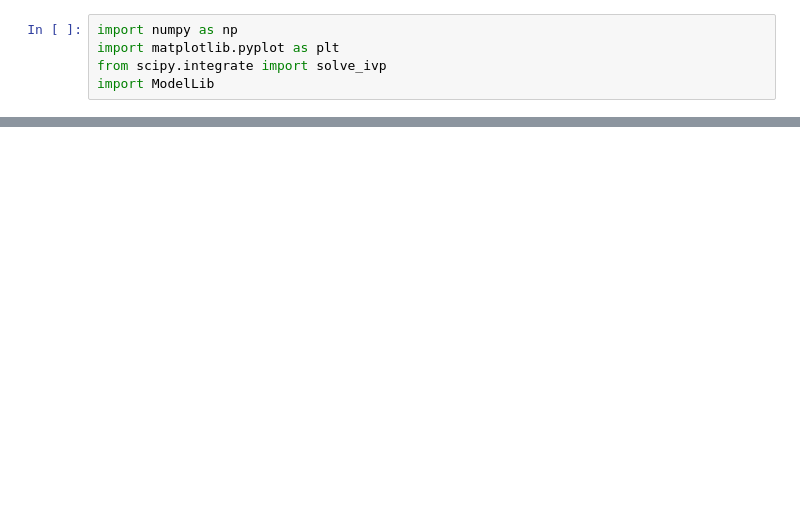
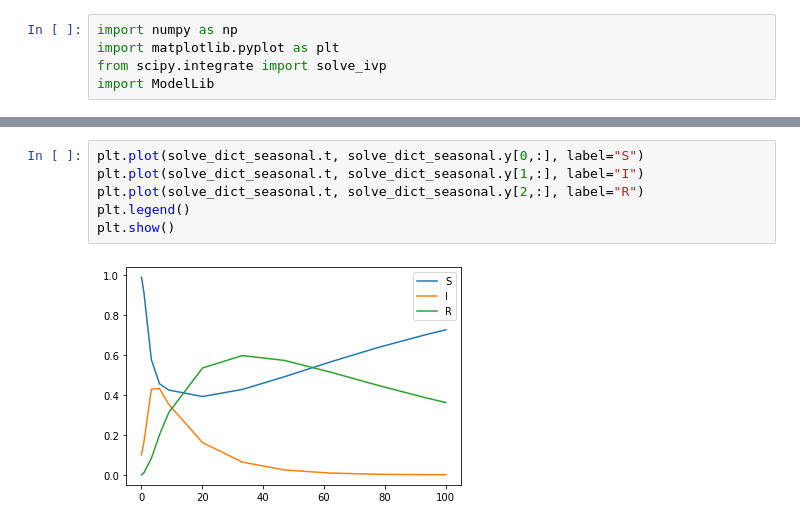
Before and after one commit to simonblaue/Epidemics_SRI_model, a Jupyter notebook: simulation.ipynb, the cells around one changed output, grey strips where cells are left out. Saved outputs shown, nothing was run; the diff lists cells and outputs as text; blank space fills up the shorter version.

```diff
--- a/simulation.ipynb
+++ b/simulation.ipynb
@@ -36,0 +32,8 @@ plt.plot(solve_dict.t, solve_dict.y[0,:])
+# %%
+plt.plot(solve_dict_seasonal.t, solve_dict_seasonal.y[0,:], label="S")
+plt.plot(solve_dict_seasonal.t, solve_dict_seasonal.y[1,:], label="I")
+plt.plot(solve_dict_seasonal.t, solve_dict_seasonal.y[2,:], label="R")
+plt.legend()
+plt.show()
+# %% [output]
+[figure, added]
```
Also changed, not shown: parts of 7 cells of this notebook, 1 other file.
